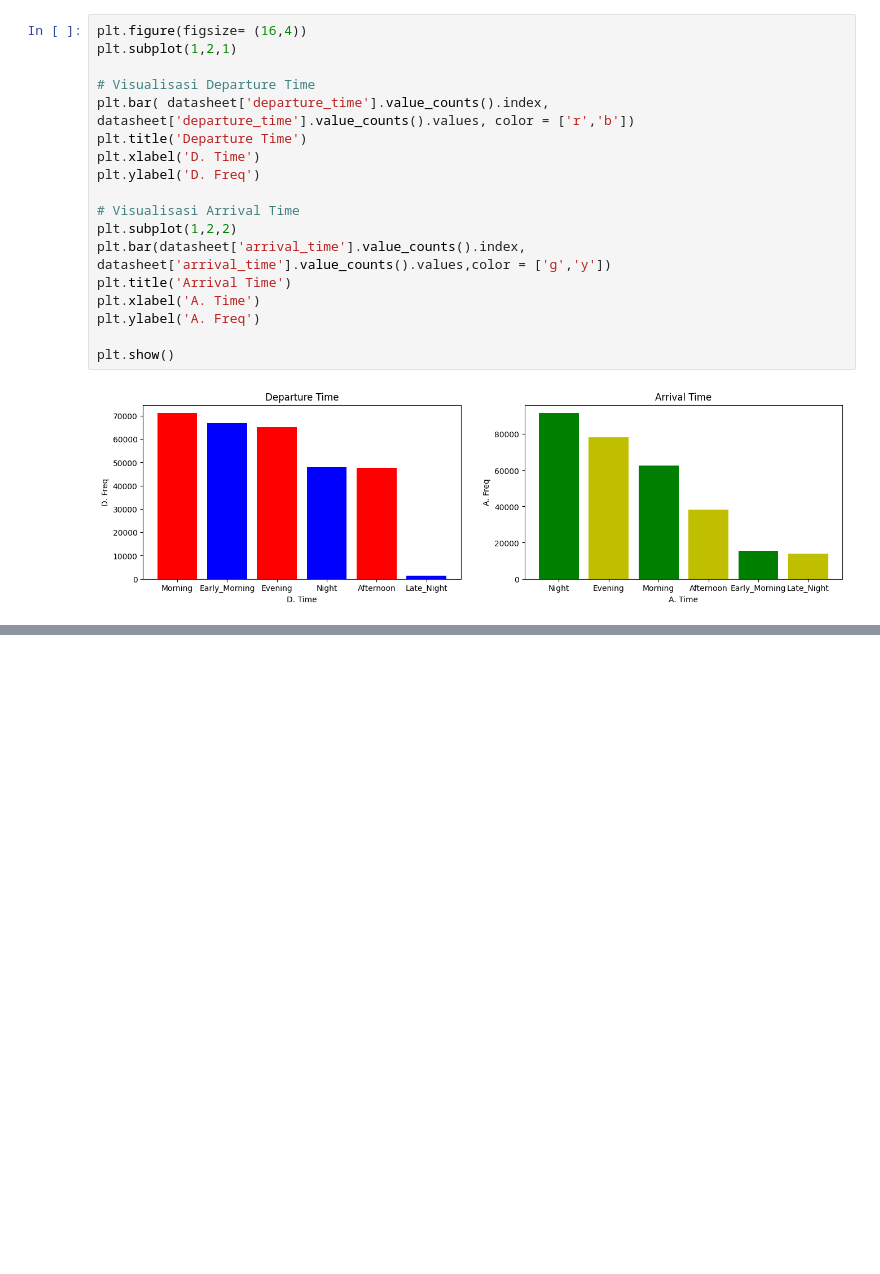
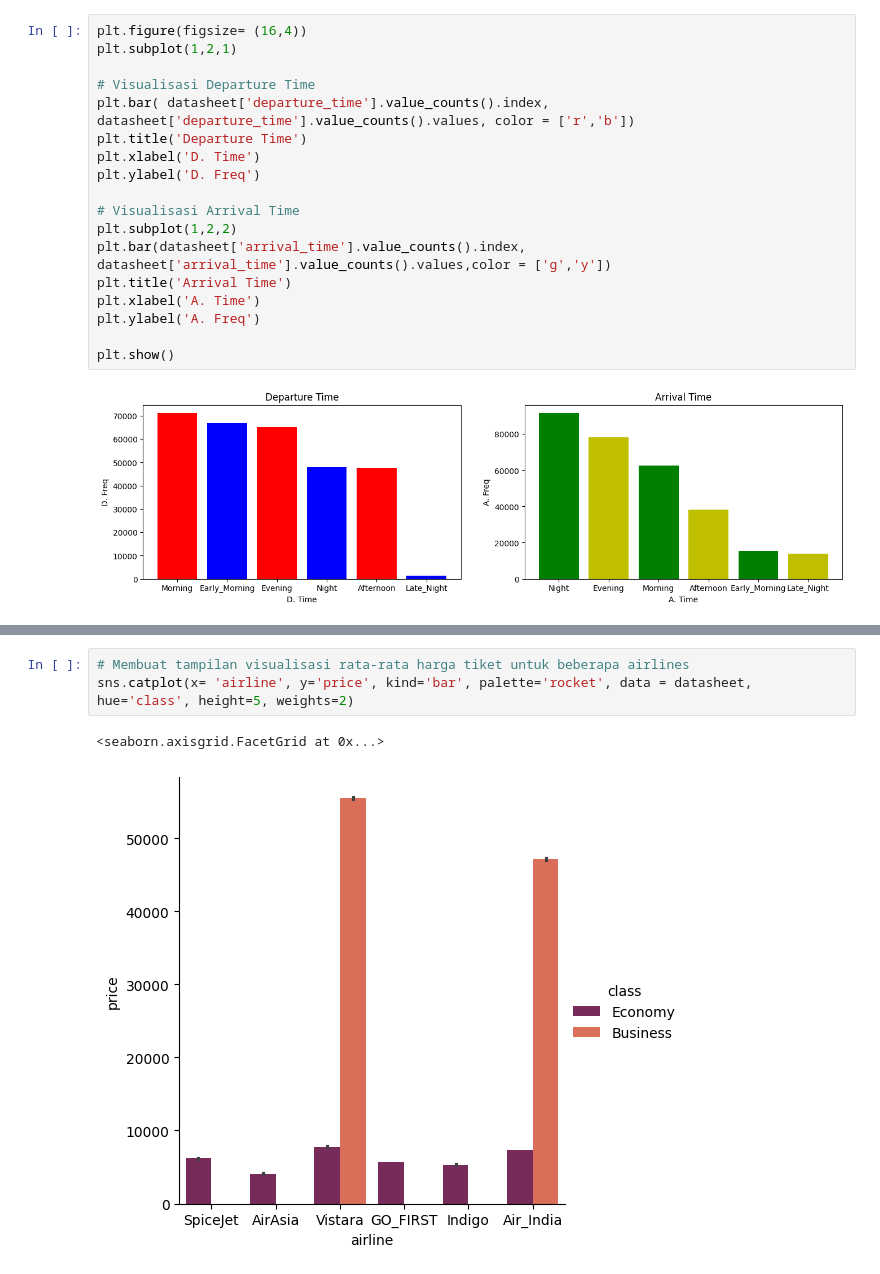
Before and after one commit to andiubaid09/Exploratory-Data-Analysis, a Jupyter notebook: Airlines Flight Data/eda_airlines.ipynb, the cells around one changed output, grey strips where cells are left out. Saved outputs shown, nothing was run; the diff lists cells and outputs as text; blank space fills up the shorter version.

Commit message:
Update EDA Airlines data

```diff
--- a/Airlines Flight Data/eda_airlines.ipynb
+++ b/Airlines Flight Data/eda_airlines.ipynb
@@ -332,0 +398,6 @@ plt.show()
+# %%
+# Membuat tampilan visualisasi rata-rata harga tiket untuk beberapa airlines
+sns.catplot(x= 'airline', y='price', kind='bar', palette='rocket', data = datasheet, hue='class', height=5, weights=2)
+# %% [output]
+<seaborn.axisgrid.FacetGrid at 0x...>
+[figure, added]
```
Also changed, not shown: parts of 10 cells of this notebook.
